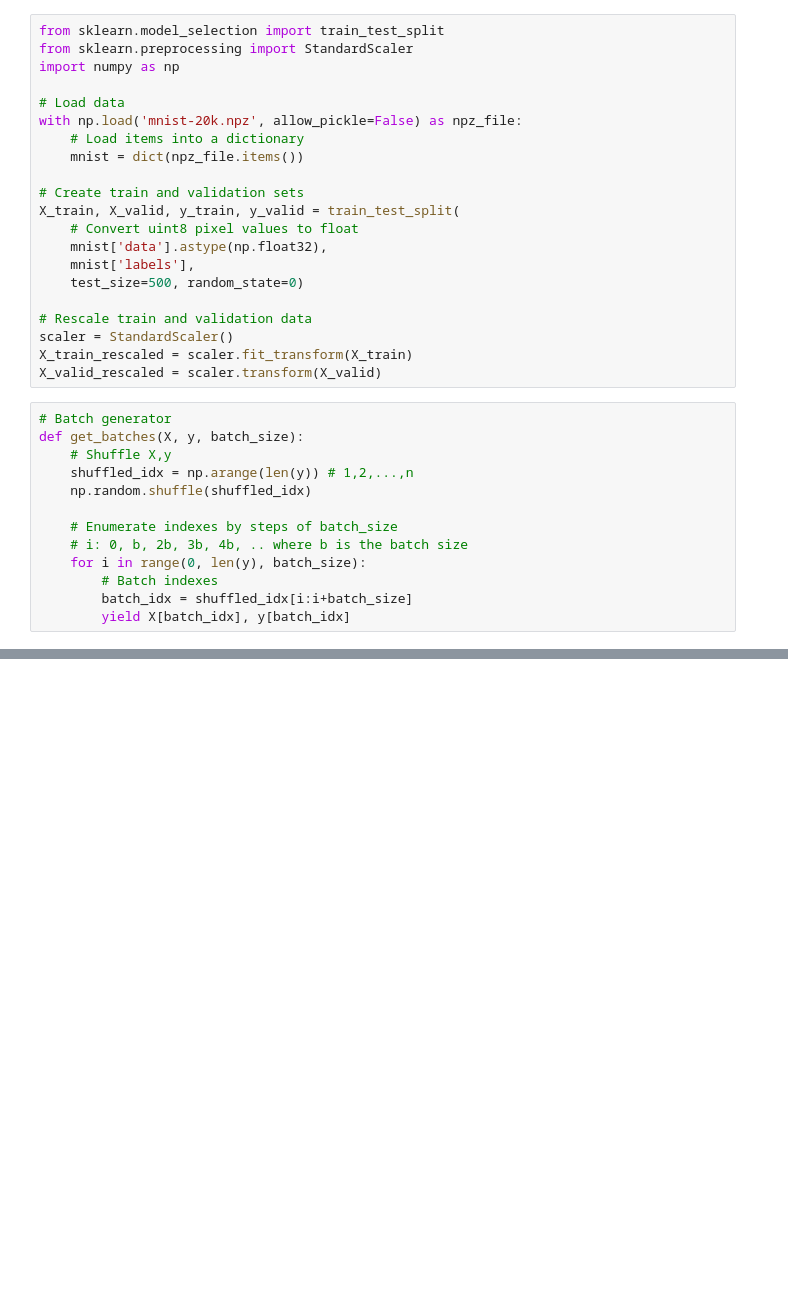
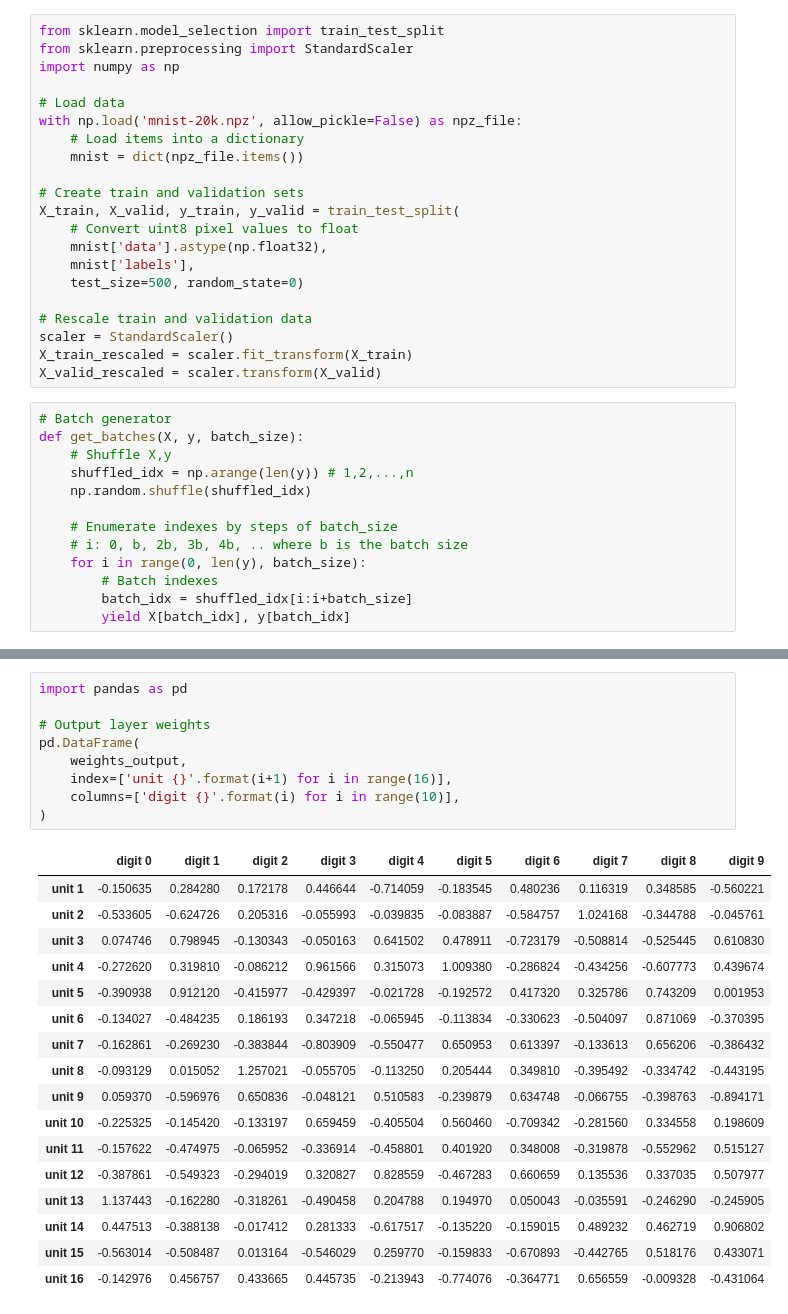
Before and after one commit to xnicolovici/machine_learning, a Jupyter notebook: notebooks/Course No 4/08. Multilayer and convolutional neural networks/01. Multilayer networks/Learn.ipynb, the cells around one changed output, grey strips where cells are left out. Saved outputs shown, nothing was run; the diff lists cells and outputs as text; blank space fills up the shorter version.

```diff
--- a/notebooks/Course No 4/08. Multilayer and convolutional neural networks/01. Multilayer networks/Learn.ipynb
+++ b/notebooks/Course No 4/08. Multilayer and convolutional neural networks/01. Multilayer networks/Learn.ipynb
@@ -224,0 +225,27 @@ plt.show()
+# %%
+import pandas as pd
+
+# Output layer weights
+pd.DataFrame(
+    weights_output,
+    index=['unit {}'.format(i+1) for i in range(16)],
+    columns=['digit {}'.format(i) for i in range(10)],
+)
+# %% [output]
+|  | digit 0 | digit 1 | digit 2 | digit 3 | digit 4 | digit 5 | digit 6 | digit 7 | digit 8 | digit 9 |
+| unit 1 | -0.150635 | 0.284280 | 0.172178 | 0.446644 | -0.714059 | -0.183545 | 0.480236 | 0.116319 | 0.348585 | -0.560221 |
+| unit 2 | -0.533605 | -0.624726 | 0.205316 | -0.055993 | -0.039835 | -0.083887 | -0.584757 | 1.024168 | -0.344788 | -0.045761 |
+| unit 3 | 0.074746 | 0.798945 | -0.130343 | -0.050163 | 0.641502 | 0.478911 | -0.723179 | -0.508814 | -0.525445 | 0.610830 |
+| unit 4 | -0.272620 | 0.319810 | -0.086212 | 0.961566 | 0.315073 | 1.009380 | -0.286824 | -0.434256 | -0.607773 | 0.439674 |
+| unit 5 | -0.390938 | 0.912120 | -0.415977 | -0.429397 | -0.021728 | -0.192572 | 0.417320 | 0.325786 | 0.743209 | 0.001953 |
+| unit 6 | -0.134027 | -0.484235 | 0.186193 | 0.347218 | -0.065945 | -0.113834 | -0.330623 | -0.504097 | 0.871069 | -0.370395 |
+| unit 7 | -0.162861 | -0.269230 | -0.383844 | -0.803909 | -0.550477 | 0.650953 | 0.613397 | -0.133613 | 0.656206 | -0.386432 |
+| unit 8 | -0.093129 | 0.015052 | 1.257021 | -0.055705 | -0.113250 | 0.205444 | 0.349810 | -0.395492 | -0.334742 | -0.443195 |
+| unit 9 | 0.059370 | -0.596976 | 0.650836 | -0.048121 | 0.510583 | -0.239879 | 0.634748 | -0.066755 | -0.398763 | -0.894171 |
+| unit 10 | -0.225325 | -0.145420 | -0.133197 | 0.659459 | -0.405504 | 0.560460 | -0.709342 | -0.281560 | 0.334558 | 0.198609 |
+| unit 11 | -0.157622 | -0.474975 | -0.065952 | -0.336914 | -0.458801 | 0.401920 | 0.348008 | -0.319878 | -0.552962 | 0.515127 |
+| unit 12 | -0.387861 | -0.549323 | -0.294019 | 0.320827 | 0.828559 | -0.467283 | 0.660659 | 0.135536 | 0.337035 | 0.507977 |
+| unit 13 | 1.137443 | -0.162280 | -0.318261 | -0.490458 | 0.204788 | 0.194970 | 0.050043 | -0.035591 | -0.246290 | -0.245905 |
+| unit 14 | 0.447513 | -0.388138 | -0.017412 | 0.281333 | -0.617517 | -0.135220 | -0.159015 | 0.489232 | 0.462719 | 0.906802 |
+| unit 15 | -0.563014 | -0.508487 | 0.013164 | -0.546029 | 0.259770 | -0.159833 | -0.670893 | -0.442765 | 0.518176 | 0.433071 |
+| unit 16 | -0.142976 | 0.456757 | 0.433665 | 0.445735 | -0.213943 | -0.774076 | -0.364771 | 0.656559 | -0.009328 | -0.431064 |
```
Also changed, not shown: parts of 4 cells of this notebook, 4 other files.
